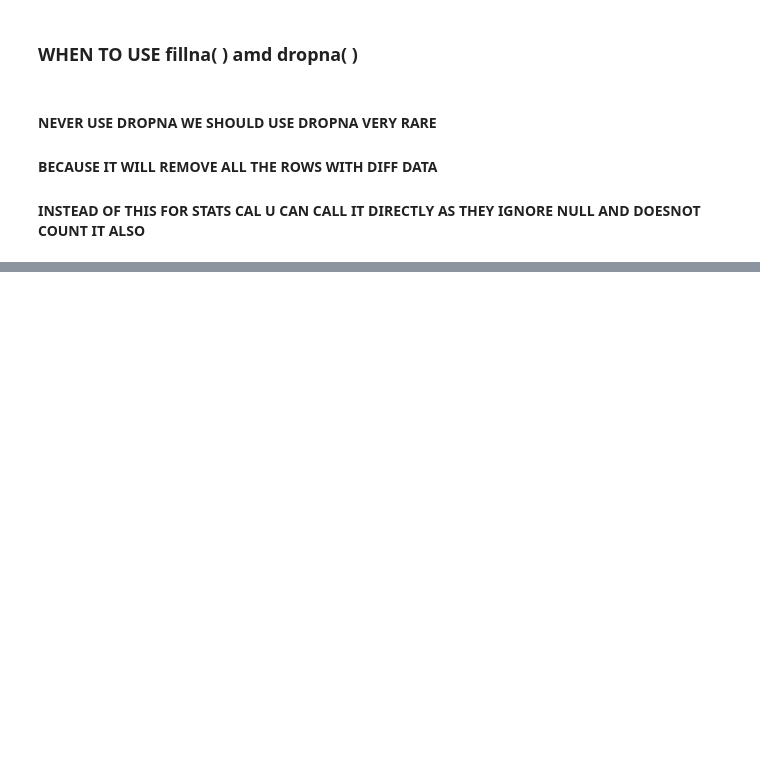
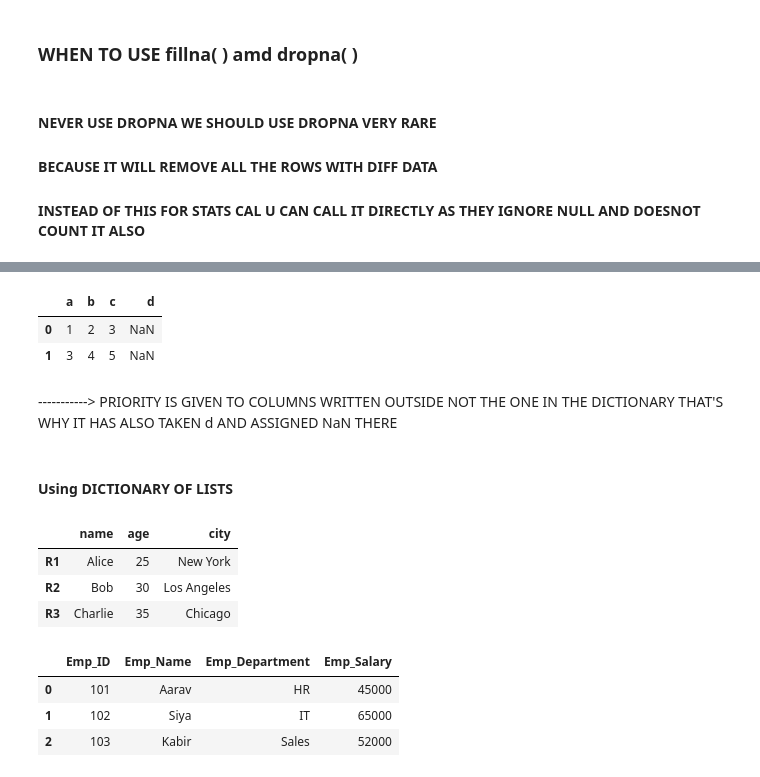
Before and after one commit to sushantchoudhary-ai/python, a Jupyter notebook: pandas.ipynb, the cells around one changed output, grey strips where cells are left out. Drawn from its saved outputs; the diff is of its cells as text; code cells hidden in the pictures; blank space fills up the shorter version.

```diff
--- a/pandas.ipynb
+++ b/pandas.ipynb
@@ -1046,0 +1096,26 @@ dtype: float64
+# %%
+pd.DataFrame(data,columns=['a','b','c','d']) #CREATING DATAFRAME FROM LIST OF LISTS WITH COLUMN NAMES
+# %% [output]
+|  | a | b | c | d |
+| 0 | 1 | 2 | 3 | NaN |
+| 1 | 3 | 4 | 5 | NaN |
+# %% [markdown]
+-----------> PRIORITY IS GIVEN TO COLUMNS WRITTEN OUTSIDE NOT THE ONE IN THE DICTIONARY THAT'S WHY IT HAS ALSO TAKEN d AND ASSIGNED NaN THERE
+# %% [markdown]
+#### Using DICTIONARY OF LISTS
+# %%
+a={"name": ["Alice", "Bob", "Charlie"], "age": [25, 30, 35], "city": ["New York", "Los Angeles", "Chicago"]}
+pd.DataFrame(a,index=['R1','R2','R3']) #CREATING DATAFRAME FROM DICTIONARY OF LISTS
+# %% [output]
+|  | name | age | city |
+| R1 | Alice | 25 | New York |
+| R2 | Bob | 30 | Los Angeles |
+| R3 | Charlie | 35 | Chicago |
+# %%
+d={"Emp_ID": [101, 102, 103], "Emp_Name": ["Aarav", "Siya", "Kabir"], "Emp_Department": ["HR", "IT", "Sales"], "Emp_Salary": [45000, 65000, 52000]}
+pd.DataFrame(d) #CREATING DATAFRAME FROM DICTIONARY OF LISTS
+# %% [output]
+|  | Emp_ID | Emp_Name | Emp_Department | Emp_Salary |
+| 0 | 101 | Aarav | HR | 45000 |
+| 1 | 102 | Siya | IT | 65000 |
+| 2 | 103 | Kabir | Sales | 52000 |
```
Also changed, not shown: parts of 12 cells of this notebook.
